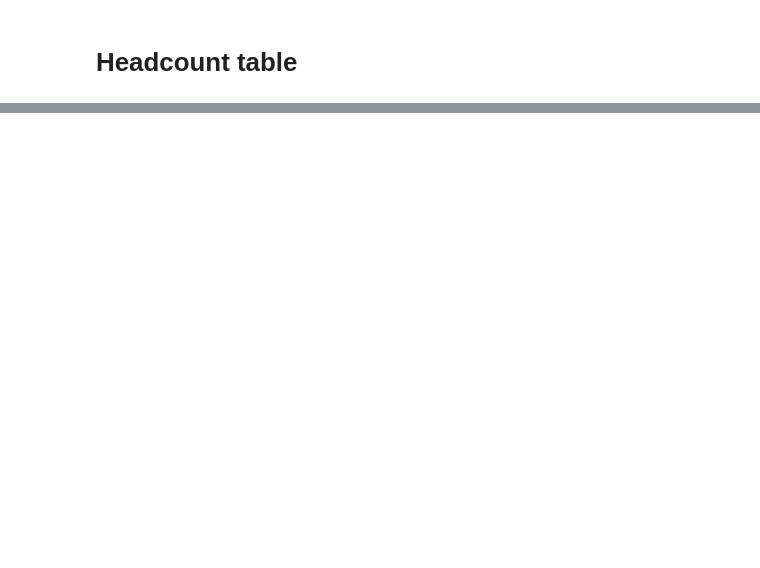
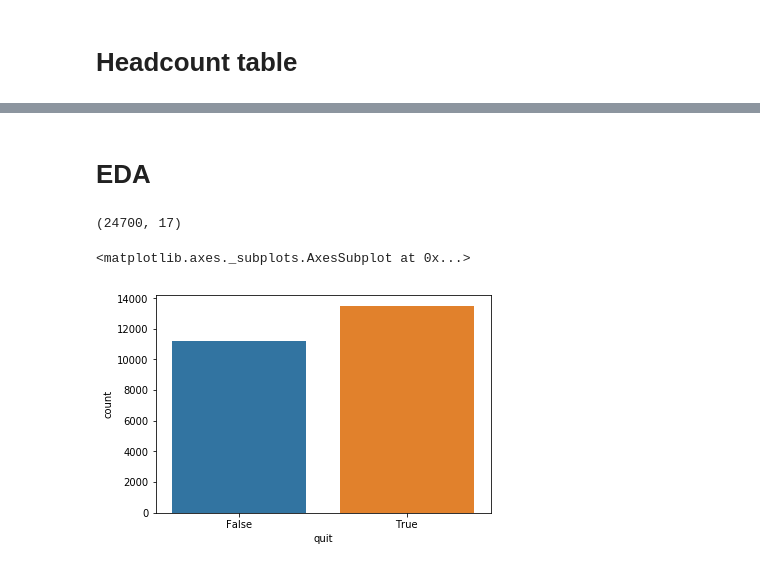
Before and after one commit to anhquan0412/pandas_practice, a Jupyter notebook: retention.ipynb, the cells around one changed output, grey strips where cells are left out. Cells and saved outputs as stored; diff of their text form; code cells hidden in the pictures; blank space fills up the shorter version.

```diff
--- a/retention.ipynb
+++ b/retention.ipynb
@@ -64,0 +116,7 @@ df_headcount.date = pd.to_datetime(df_headcount.date)
+# %% [markdown]
+# EDA
+# %%
+df = get_data()
+df.shape
+# %% [output]
+(24700, 17)
@@ -64,0 +125,6 @@ df_headcount.date = pd.to_datetime(df_headcount.date)
+# %%
+sns.countplot(x='quit',data=df)
+# in the span of 5 years, more than half of employed people quit
+# %% [output]
+<matplotlib.axes._subplots.AxesSubplot at 0x...>
+[figure, added]
```
Also changed, not shown: parts of 48 cells of this notebook.
